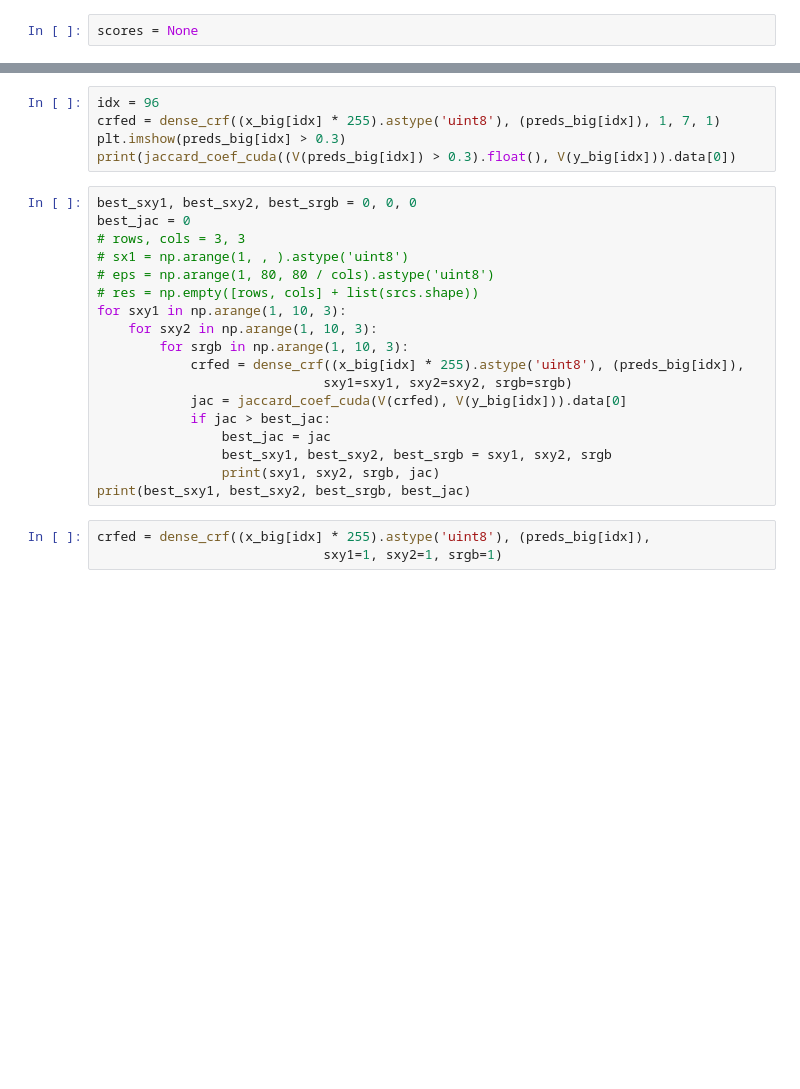
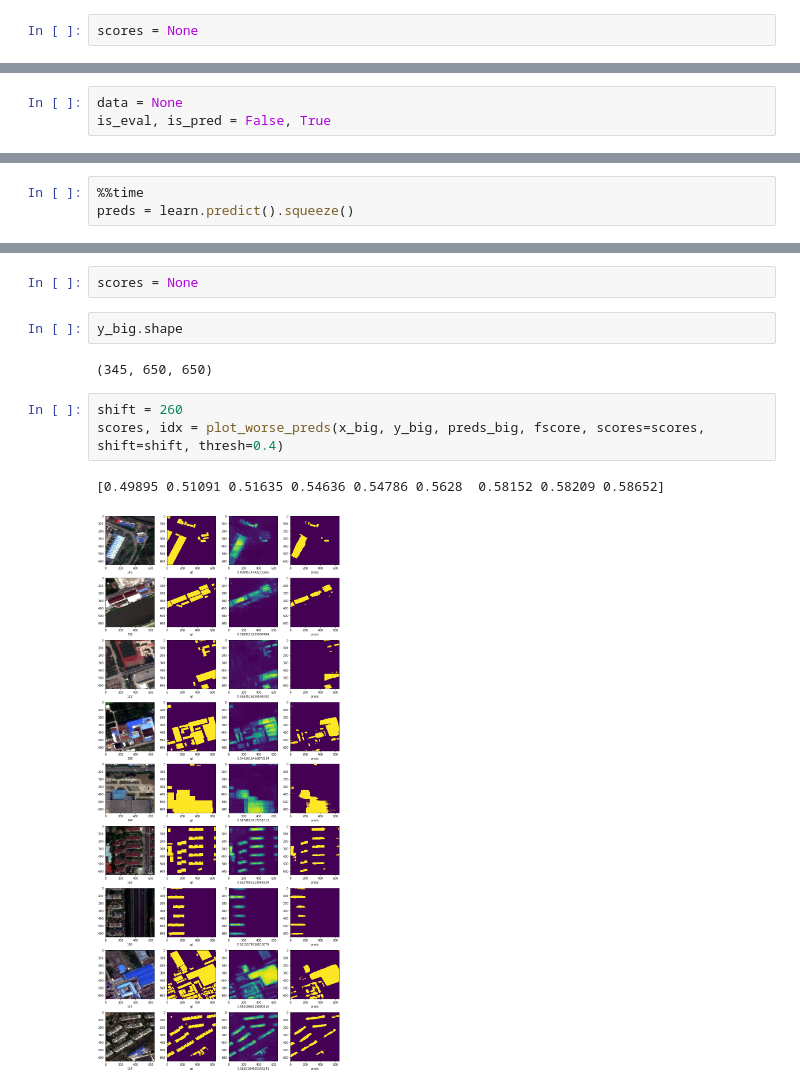
Before and after one commit to Twofyw/building-detection-challenge, a Jupyter notebook: test-shanghai.ipynb, the cells around one changed output, grey strips where cells are left out. Drawn from its saved outputs; the diff is of its cells as text; blank space fills up the shorter version.

```diff
--- a/test-shanghai.ipynb
+++ b/test-shanghai.ipynb
@@ -69,0 +150,3 @@ df_train[df_train.ImageId == 'AOI_2_Vegas_img485']
+# %%
+data = None
+is_eval, is_pred = False, True
@@ -69,0 +161,3 @@ df_train[df_train.ImageId == 'AOI_2_Vegas_img485']
+# %%
+%%time
+preds = learn.predict().squeeze()
@@ -78,27 +176,13 @@ data_im = zip(preds_big[idx:idx + 9], x_big[idx:idx + 9], y_big[idx:idx + 9])
 plot_ims(data_im, figsize=4)
-# %%
-idx = 96
-crfed = dense_crf((x_big[idx] * 255).astype('uint8'), (preds_big[idx]), 1, 7, 1)
-plt.imshow(preds_big[idx] > 0.3)
-print(jaccard_coef_cuda((V(preds_big[idx]) > 0.3).float(), V(y_big[idx])).data[0])
-# %%
-best_sxy1, best_sxy2, best_srgb = 0, 0, 0
-best_jac = 0
-# rows, cols = 3, 3
-# sx1 = np.arange(1, , ).astype('uint8')
-# eps = np.arange(1, 80, 80 / cols).astype('uint8')
-# res = np.empty([rows, cols] + list(srcs.shape))
-for sxy1 in np.arange(1, 10, 3):
-    for sxy2 in np.arange(1, 10, 3):
-        for srgb in np.arange(1, 10, 3):
-            crfed = dense_crf((x_big[idx] * 255).astype('uint8'), (preds_big[idx]),
-                             sxy1=sxy1, sxy2=sxy2, srgb=srgb)
-            jac = jaccard_coef_cuda(V(crfed), V(y_big[idx])).data[0]
-            if jac > best_jac:
-                best_jac = jac
-                best_sxy1, best_sxy2, best_srgb = sxy1, sxy2, srgb
-                print(sxy1, sxy2, srgb, jac)
-print(best_sxy1, best_sxy2, best_srgb, best_jac)
-# %%
-crfed = dense_crf((x_big[idx] * 255).astype('uint8'), (preds_big[idx]),
-                             sxy1=1, sxy2=1, srgb=1)
+# %%
+scores = None
+# %%
+y_big.shape
+# %% [output]
+(345, 650, 650)
+# %%
+shift = 260
+scores, idx = plot_worse_preds(x_big, y_big, preds_big, fscore, scores=scores, shift=shift, thresh=0.4)
+# %% [output]
+[0.49895 0.51091 0.51635 0.54636 0.54786 0.5628  0.58152 0.58209 0.58652]
+[figure, added]
```
Also changed, not shown: parts of 35 cells of this notebook, 18 other files.
